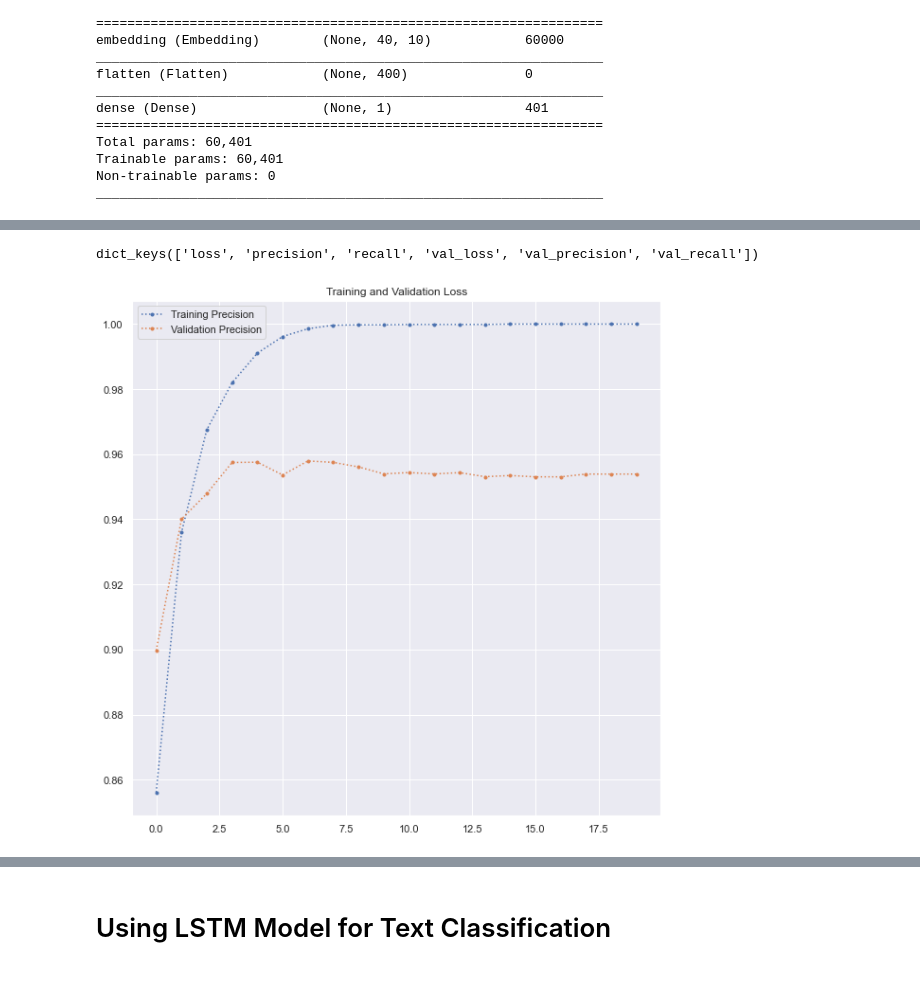
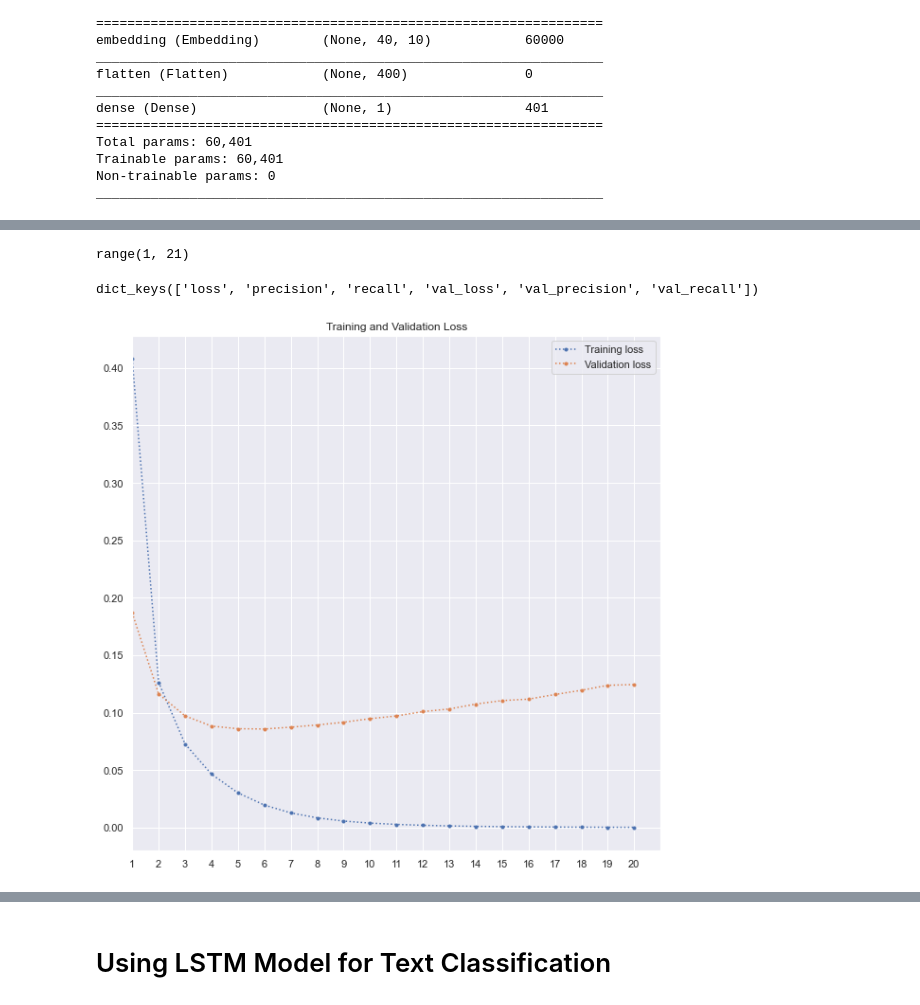
Before and after one commit to royn5618/Medium_Blog_Codes, a Jupyter notebook: Fake_News/Predicting_Fake_News_using_Keras.ipynb, the cells around one changed output, grey strips where cells are left out. Saved outputs shown, nothing was run; the diff lists cells and outputs as text; code cells hidden in the pictures.

```diff
--- a/Fake_News/Predicting_Fake_News_using_Keras.ipynb
+++ b/Fake_News/Predicting_Fake_News_using_Keras.ipynb
@@ -173,13 +164,19 @@ plt.show()
+# %%
+range(1, max(history.epoch) + 2)
+# %% [output]
+range(1, 21)
 # %%
 history.history.keys()
 # %% [output]
 dict_keys(['loss', 'precision', 'recall', 'val_loss', 'val_precision', 'val_recall'])
 # %%
-metric_to_plot = "precision"
-plt.plot(history.epoch, history.history[metric_to_plot], ".:", label="Training Precision")
-plt.plot(history.epoch, history.history["val_" + metric_to_plot], ".:", label="Validation Precision")
+metric_to_plot = "loss"
+plt.plot(range(1, max(history.epoch) + 2), history.history[metric_to_plot], ".:", label="Training loss")
+plt.plot(range(1, max(history.epoch) + 2), history.history["val_" + metric_to_plot], ".:", label="Validation loss")
 plt.title('Training and Validation Loss')
+plt.xlim([1,max(history.epoch) + 2])
+plt.xticks(range(1, max(history.epoch) + 2))
 plt.legend()
 plt.show()
 # %% [output]
-[figure, old version]
+[figure, new version]
```
Also changed, not shown: parts of 17 cells of this notebook, 9 other files.
